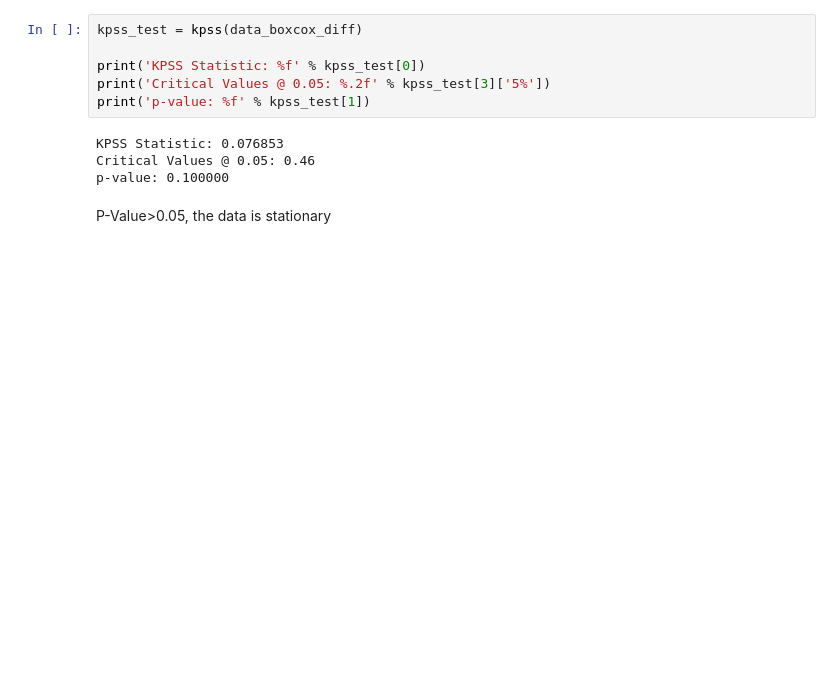
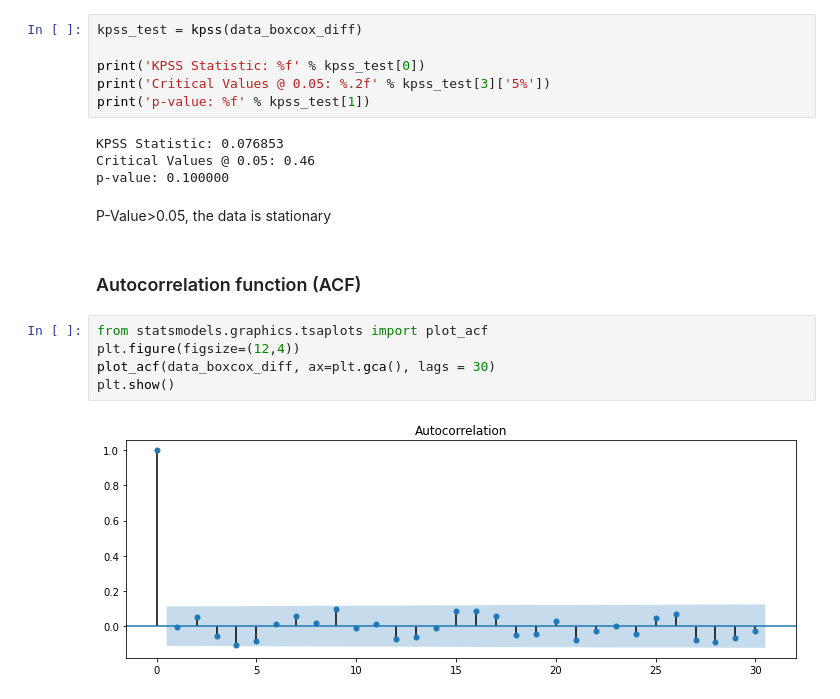
Before and after one commit to snigdha-chakraborty/Time-Series-II, a Jupyter notebook: Exchange+Rate+Forecast.ipynb, the cells around one changed output. Saved outputs shown, nothing was run; the diff lists cells and outputs as text; blank space fills up the shorter version.

```diff
--- a/Exchange+Rate+Forecast.ipynb
+++ b/Exchange+Rate+Forecast.ipynb
@@ -286,3 +290,12 @@ Critical Values @ 0.05: 0.46
 p-value: 0.100000
 # %% [markdown]
 P-Value>0.05, the data is stationary
+# %% [markdown]
+### Autocorrelation function (ACF)
+# %%
+from statsmodels.graphics.tsaplots import plot_acf
+plt.figure(figsize=(12,4))
+plot_acf(data_boxcox_diff, ax=plt.gca(), lags = 30)
+plt.show()
+# %% [output]
+[figure, added]
```
Also changed, not shown: parts of 7 cells of this notebook, 10 other files.
